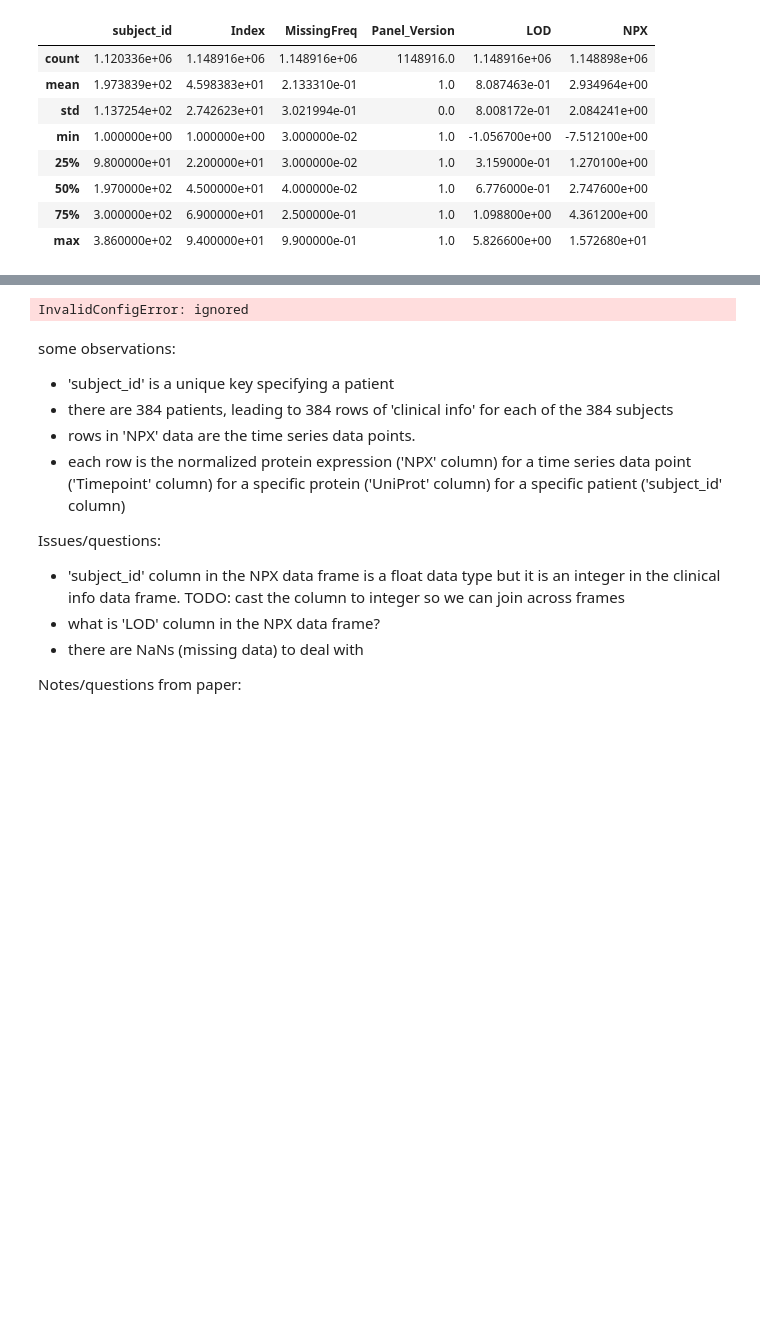
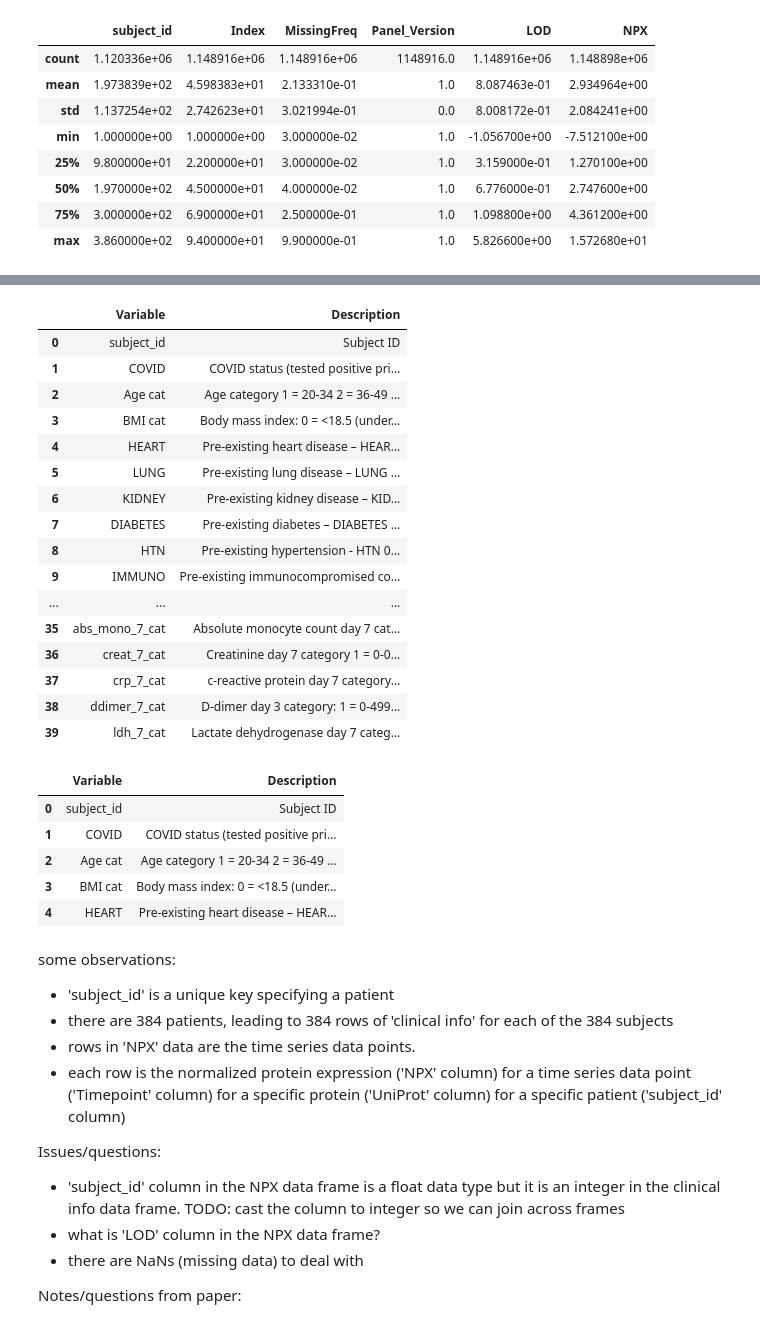
Before and after one commit to Mark-A-Taylor/BioInfoClub, a Jupyter notebook: Plasma_Proteomics_Cov19_Filbin_etal_2021/MGH_Olink_Covid.ipynb, the cells around one changed output, grey strips where cells are left out. Saved outputs shown, nothing was run; the diff lists cells and outputs as text; code cells hidden in the pictures; blank space fills up the shorter version.

```diff
--- a/Plasma_Proteomics_Cov19_Filbin_etal_2021/MGH_Olink_Covid.ipynb
+++ b/Plasma_Proteomics_Cov19_Filbin_etal_2021/MGH_Olink_Covid.ipynb
@@ -66,0 +96,11 @@ dataNpx = pd.read_csv(myNpxFile,delimiter=";")
+# %%
+# !pip install openpyxl
+from openpyxl import load_workbook
+# TODO: remove this (hack due to sharing issue on windows 10)
+myVarDescFile = "variable_descriptions2.xlsx"
+myFullVarPath = myFilePath + myVarDescFile
+print("myFullVarPath: ",myFullVarPath)
+xl = pd.ExcelFile(myFullVarPath)
+print(xl.sheet_names)
+dataVarDesc = xl.parse(xl.sheet_names[0])
+dataVarDesc.head()
@@ -150,12 +197,31 @@ column names and datatypes:
-# %%
-# load variable description xlsx file
-downloadedVarDesc = drive.CreateFile({'id':myVarDescFileId})
-downloadedVarDesc.GetContentFile(myVarDescFile)
-dataVarDesc = pd.read_excel(myVarDescFile)
-pd.options.display.max_colwidth = 400
-display(dataVarDesc)
-# %% [output]
-InvalidConfigError: ignored
+# %%
+pd.options.display.max_colwidth = 400
+display(dataVarDesc)
+dataVarDesc.head()
+# %% [output]
+|  | Variable | Description |
+| 0 | subject_id | Subject ID |
+| 1 | COVID | COVID status (tested positive pri... |
+| 2 | Age cat | Age category 1 = 20-34 2 = 36-49 ... |
+| 3 | BMI cat | Body mass index: 0 = <18.5 (under... |
+| 4 | HEART | Pre-existing heart disease – HEAR... |
+| 5 | LUNG | Pre-existing lung disease – LUNG ... |
+| 6 | KIDNEY | Pre-existing kidney disease – KID... |
+| 7 | DIABETES | Pre-existing diabetes – DIABETES ... |
+| 8 | HTN | Pre-existing hypertension - HTN 0... |
+| 9 | IMMUNO | Pre-existing immunocompromised co... |
+| ... | ... | ... |
+| 35 | abs_mono_7_cat | Absolute monocyte count day 7 cat... |
+| 36 | creat_7_cat | Creatinine day 7 category 1 = 0-0... |
+| 37 | crp_7_cat | c-reactive protein day 7 category... |
+| 38 | ddimer_7_cat | D-dimer day 3 category: 1 = 0-499... |
+| 39 | ldh_7_cat | Lactate dehydrogenase day 7 categ... |
+|  | Variable | Description |
+| 0 | subject_id | Subject ID |
+| 1 | COVID | COVID status (tested positive pri... |
+| 2 | Age cat | Age category 1 = 20-34 2 = 36-49 ... |
+| 3 | BMI cat | Body mass index: 0 = <18.5 (under... |
+| 4 | HEART | Pre-existing heart disease – HEAR... |
 # %% [markdown]
 some observations:
 * 'subject_id' is a unique key specifying a patient
```
Also changed, not shown: parts of 26 cells of this notebook.
